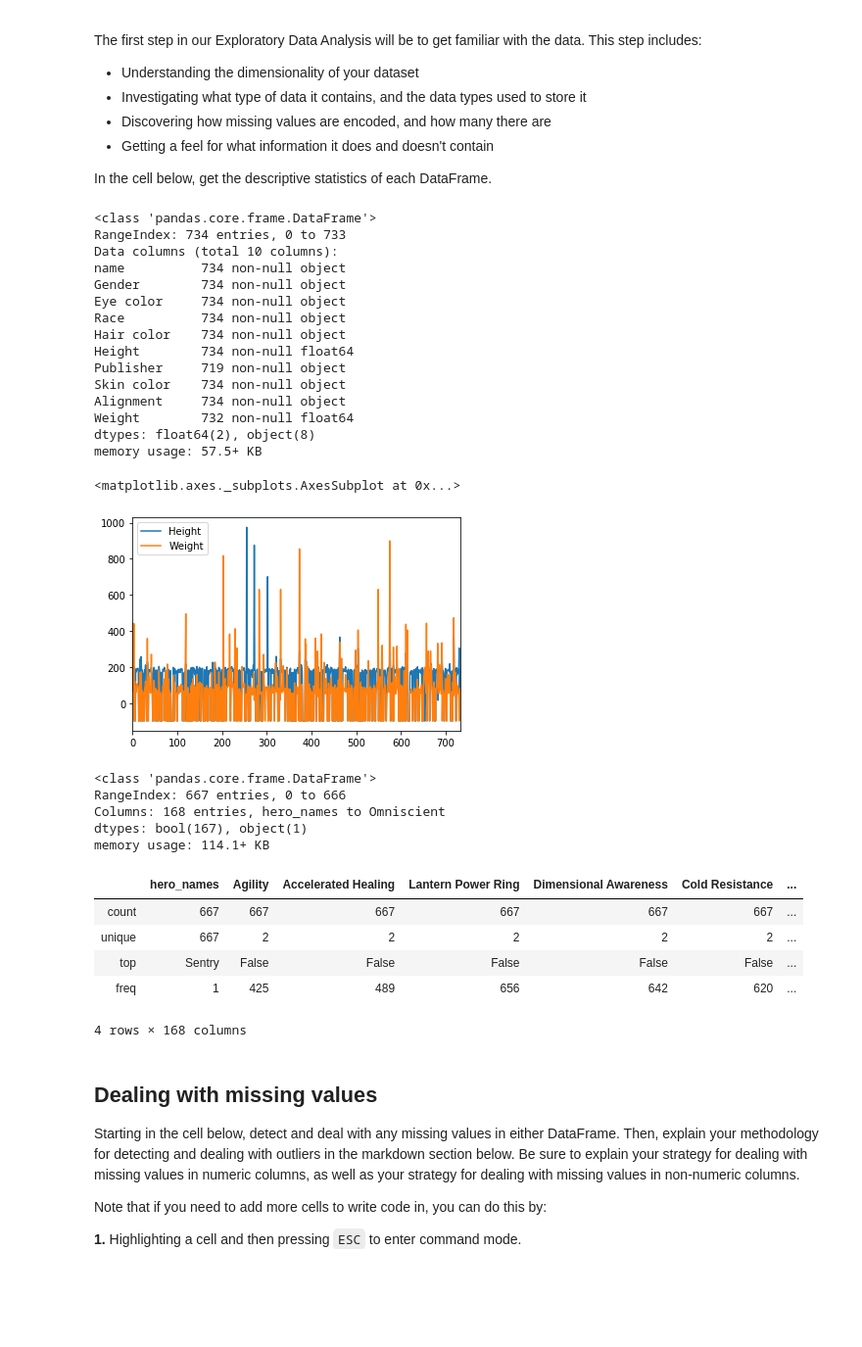
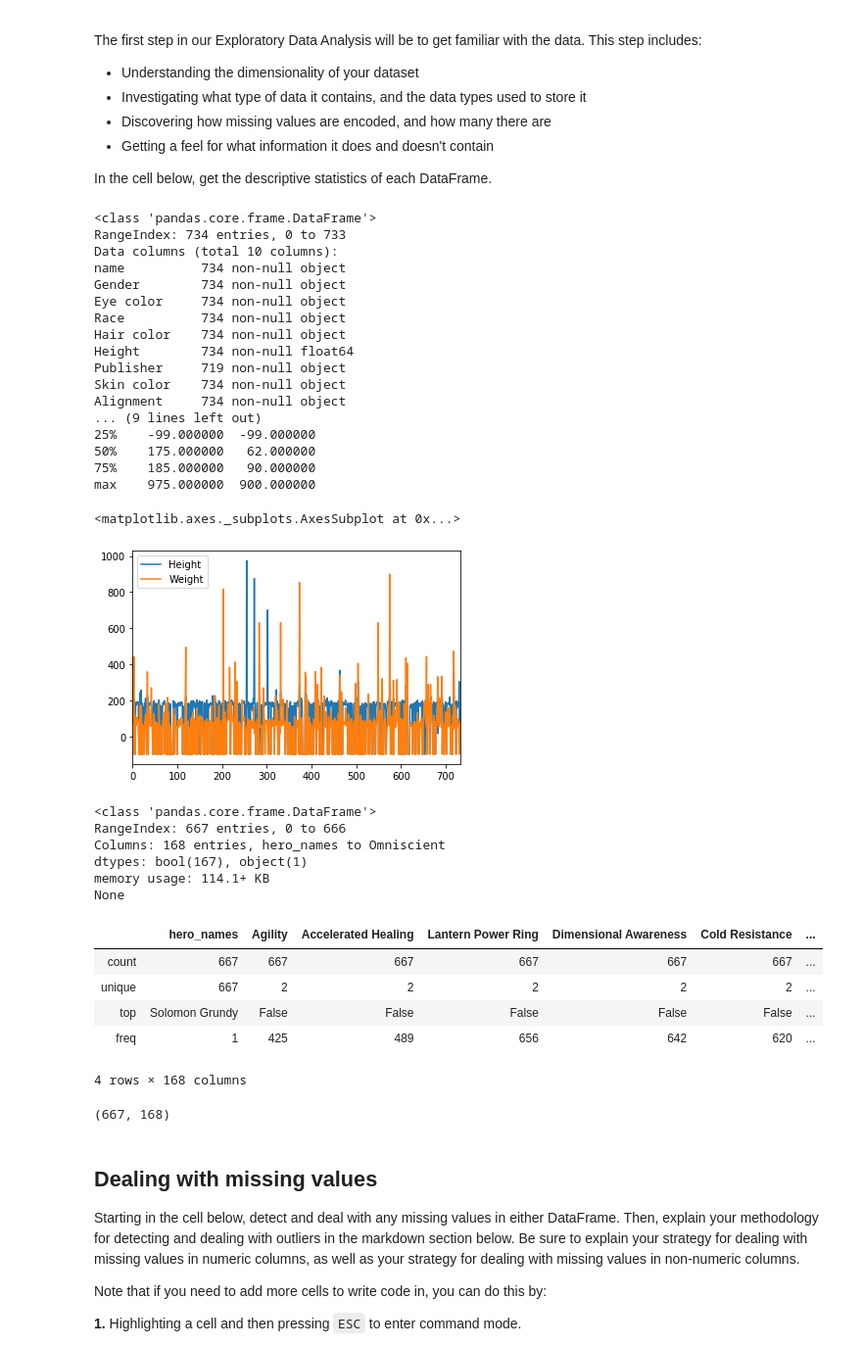
Before and after one commit to poariston/dsc-data-cleaning-project-online-ds-pt-120919, a Jupyter notebook: index_William-Pierre.ipynb, the cells around one changed output. Shown at 98% size. Cells and saved outputs as stored; diff of their text form; code cells hidden in the pictures; blank space fills up the shorter version.

```diff
--- a/index_William-Pierre.ipynb
+++ b/index_William-Pierre.ipynb
@@ -109,8 +109,8 @@ The first step in our Exploratory Data Analysis will be to get familiar with the
 
 In the cell below, get the descriptive statistics of each DataFrame.
 # %%
-heroes_df.info()
-heroes_df.describe()
+print(heroes_df.info())
+print(heroes_df.describe())
 heroes_df.plot()
 # %% [output]
 <class 'pandas.core.frame.DataFrame'>
@@ -125,26 +125,33 @@ Height        734 non-null float64
 Publisher     719 non-null object
 Skin color    734 non-null object
 Alignment     734 non-null object
-Weight        732 non-null float64
-dtypes: float64(2), object(8)
-memory usage: 57.5+ KB
+... (9 lines left out)
+25%    -99.000000  -99.000000
+50%    175.000000   62.000000
+75%    185.000000   90.000000
+max    975.000000  900.000000
 <matplotlib.axes._subplots.AxesSubplot at 0x...>
 [figure]
 # %%
-powers_df.info()
+print(powers_df.info())
 powers_df.describe()
 # %% [output]
 <class 'pandas.core.frame.DataFrame'>
 RangeIndex: 667 entries, 0 to 666
 Columns: 168 entries, hero_names to Omniscient
 dtypes: bool(167), object(1)
 memory usage: 114.1+ KB
+None
 |  | hero_names | Agility | Accelerated Healing | Lantern Power Ring | Dimensional Awareness | Cold Resistance | ... |
 | count | 667 | 667 | 667 | 667 | 667 | 667 | ... |
 | unique | 667 | 2 | 2 | 2 | 2 | 2 | ... |
-| top | Sentry | False | False | False | False | False | ... |
+| top | Solomon Grundy | False | False | False | False | False | ... |
 | freq | 1 | 425 | 489 | 656 | 642 | 620 | ... |
 4 rows × 168 columns
+# %%
+powers_df.shape
+# %% [output]
+(667, 168)
 # %% [markdown]
 ## Dealing with missing values
 
```
Also changed, not shown: parts of 16 cells of this notebook.
